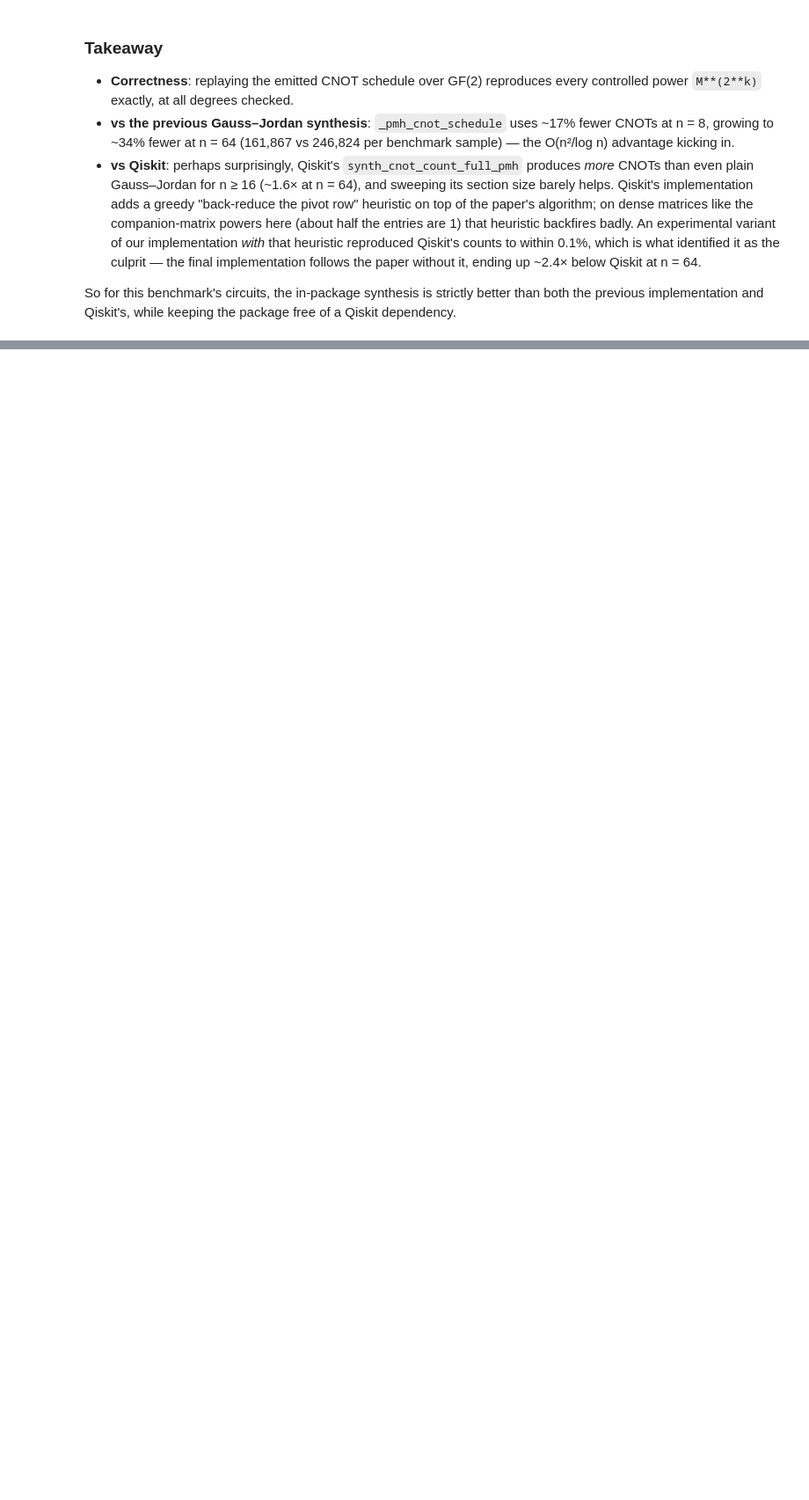
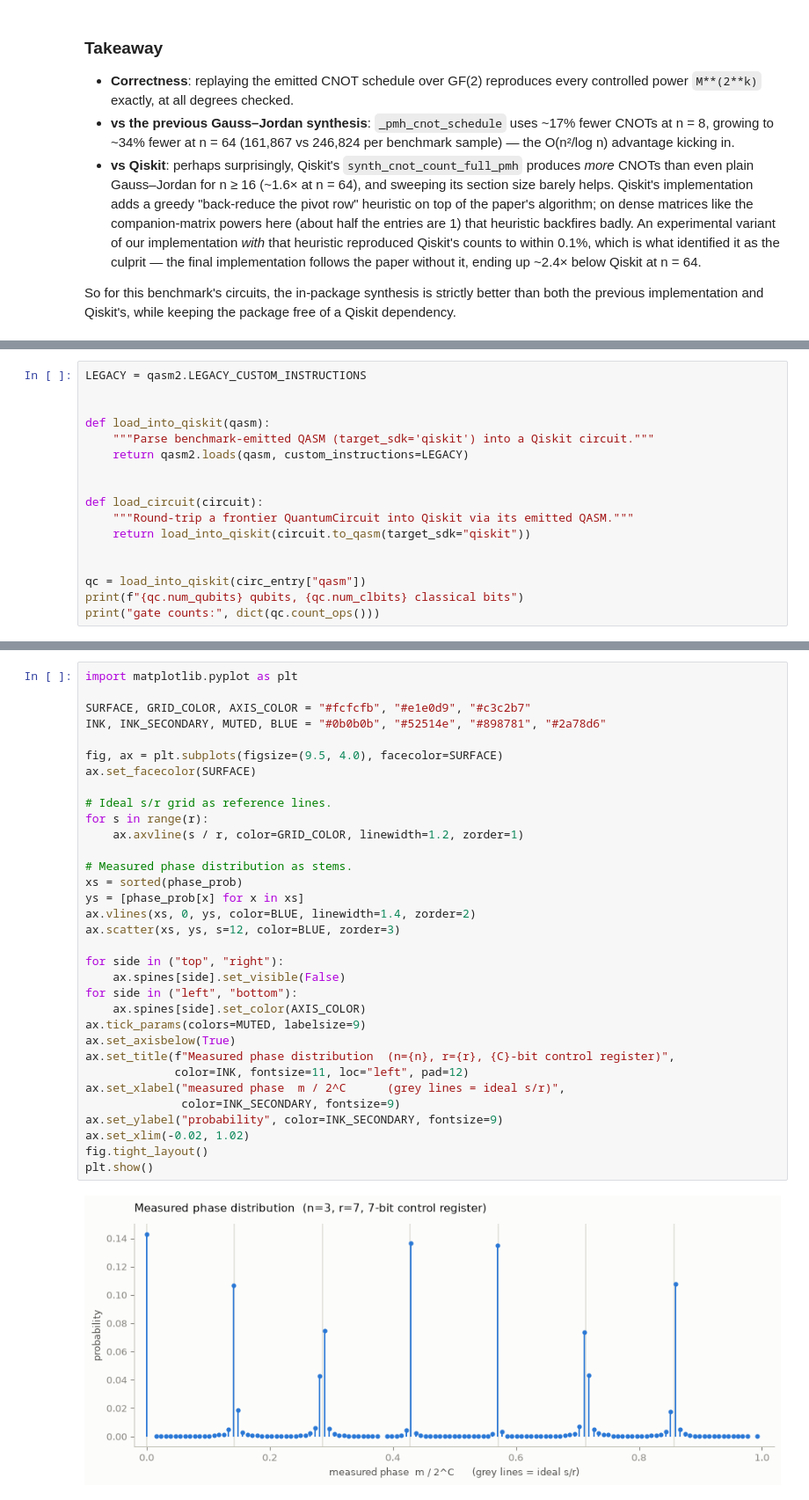
Before and after one commit to faulhornlabs/qutility-frontier, a Jupyter notebook: notebooks/ShorPeriodFindingBenchmark_tutorial.ipynb, the cells around one changed output, grey strips where cells are left out. Shown at 88% size. Cells and saved outputs as stored; diff of their text form; blank space fills up the shorter version.

```diff
--- a/notebooks/ShorPeriodFindingBenchmark_tutorial.ipynb
+++ b/notebooks/ShorPeriodFindingBenchmark_tutorial.ipynb
@@ -396,0 +581,17 @@ free of a Qiskit dependency.
+# %%
+LEGACY = qasm2.LEGACY_CUSTOM_INSTRUCTIONS
+
+
+def load_into_qiskit(qasm):
+    """Parse benchmark-emitted QASM (target_sdk='qiskit') into a Qiskit circuit."""
+    return qasm2.loads(qasm, custom_instructions=LEGACY)
+
+
+def load_circuit(circuit):
+    """Round-trip a frontier QuantumCircuit into Qiskit via its emitted QASM."""
+    return load_into_qiskit(circuit.to_qasm(target_sdk="qiskit"))
+
+
+qc = load_into_qiskit(circ_entry["qasm"])
+print(f"{qc.num_qubits} qubits, {qc.num_clbits} classical bits")
+print("gate counts:", dict(qc.count_ops()))
@@ -396,0 +716,35 @@ free of a Qiskit dependency.
+# %%
+import matplotlib.pyplot as plt
+
+SURFACE, GRID_COLOR, AXIS_COLOR = "#fcfcfb", "#e1e0d9", "#c3c2b7"
+INK, INK_SECONDARY, MUTED, BLUE = "#0b0b0b", "#52514e", "#898781", "#2a78d6"
+
+fig, ax = plt.subplots(figsize=(9.5, 4.0), facecolor=SURFACE)
+ax.set_facecolor(SURFACE)
+
+# Ideal s/r grid as reference lines.
+for s in range(r):
+    ax.axvline(s / r, color=GRID_COLOR, linewidth=1.2, zorder=1)
+
+# Measured phase distribution as stems.
+xs = sorted(phase_prob)
+ys = [phase_prob[x] for x in xs]
+ax.vlines(xs, 0, ys, color=BLUE, linewidth=1.4, zorder=2)
+ax.scatter(xs, ys, s=12, color=BLUE, zorder=3)
+
+for side in ("top", "right"):
+    ax.spines[side].set_visible(False)
+for side in ("left", "bottom"):
+    ax.spines[side].set_color(AXIS_COLOR)
+ax.tick_params(colors=MUTED, labelsize=9)
+ax.set_axisbelow(True)
+ax.set_title(f"Measured phase distribution  (n={n}, r={r}, {C}-bit control register)",
+             color=INK, fontsize=11, loc="left", pad=12)
+ax.set_xlabel("measured phase  m / 2^C      (grey lines = ideal s/r)",
+              color=INK_SECONDARY, fontsize=9)
+ax.set_ylabel("probability", color=INK_SECONDARY, fontsize=9)
+ax.set_xlim(-0.02, 1.02)
+fig.tight_layout()
+plt.show()
+# %% [output]
+[figure, added]
```
Also changed, not shown: parts of 19 cells of this notebook, 2 other files.
